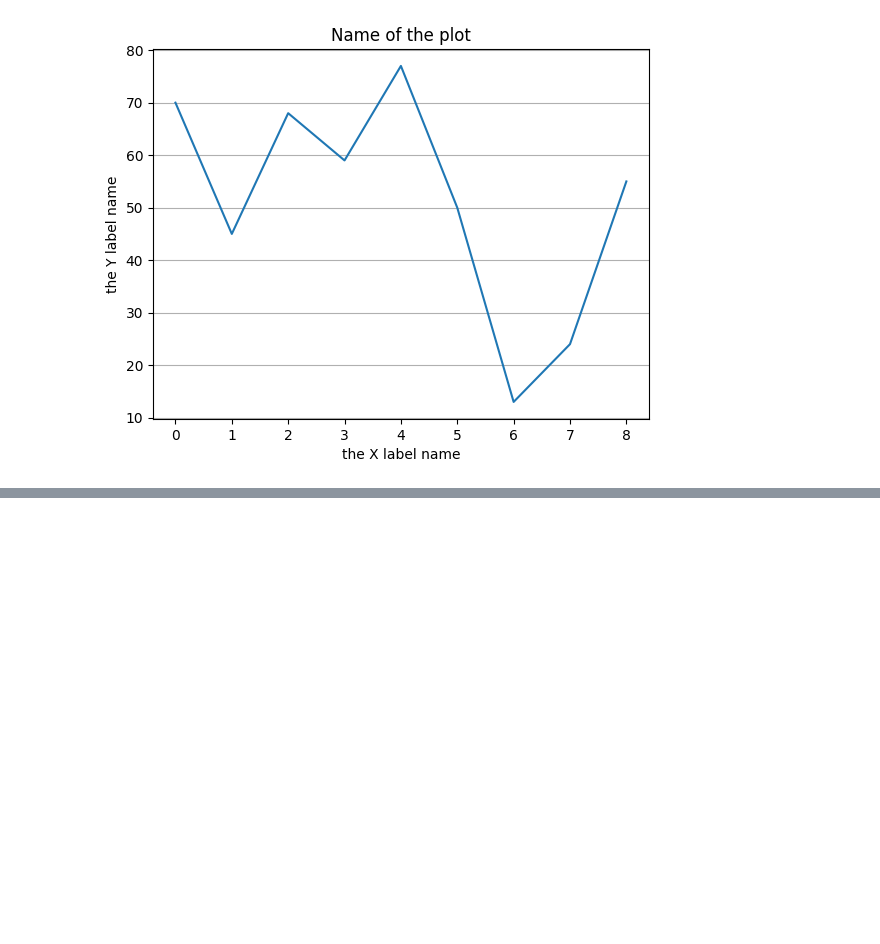
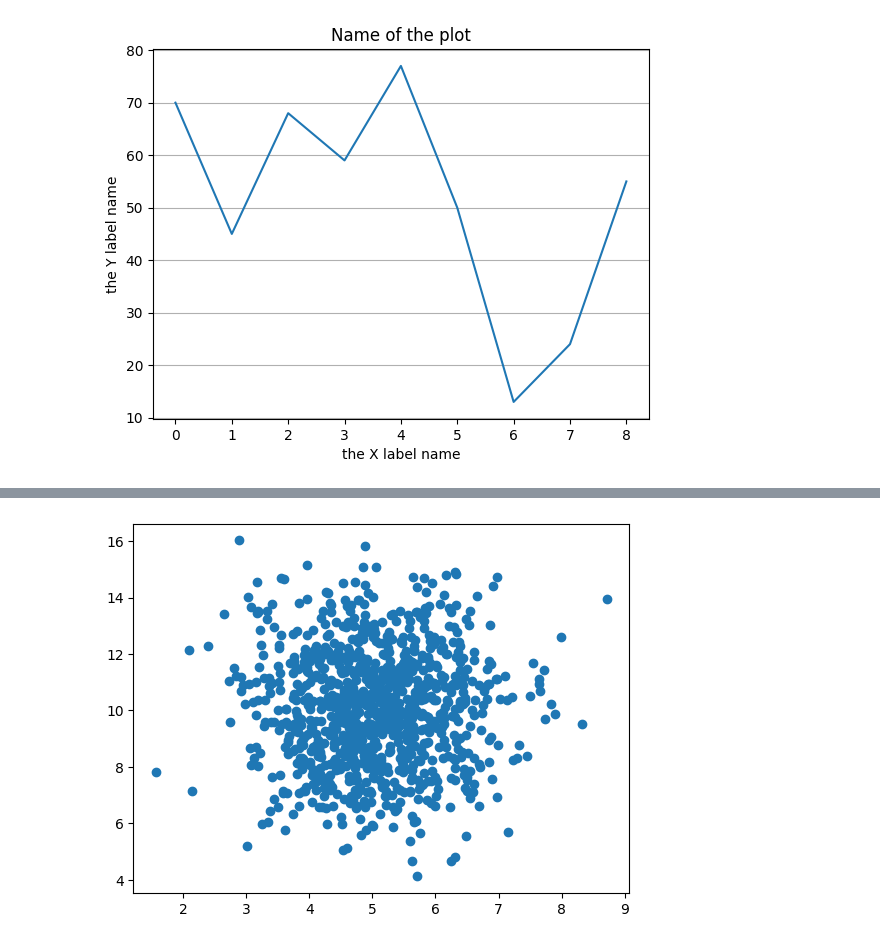
Before and after one commit to reinikeda/python-datascience-ml-practice, a Jupyter notebook: Matplotlib/mathplotlib_fund.ipynb, the cells around one changed output, grey strips where cells are left out. Drawn from its saved outputs; the diff is of its cells as text; code cells hidden in the pictures; blank space fills up the shorter version.

```diff
--- a/Matplotlib/mathplotlib_fund.ipynb
+++ b/Matplotlib/mathplotlib_fund.ipynb
@@ -60,0 +69,8 @@ plt.show()
+# %%
+xxx = np.random.normal(5, 1, 1000)
+yyy = np.random.normal(10, 2, 1000)
+# %%
+plt.scatter(xxx, yyy)
+plt.show()
+# %% [output]
+[figure, added]
```
Also changed, not shown: parts of 2 cells of this notebook, 1 other file.
